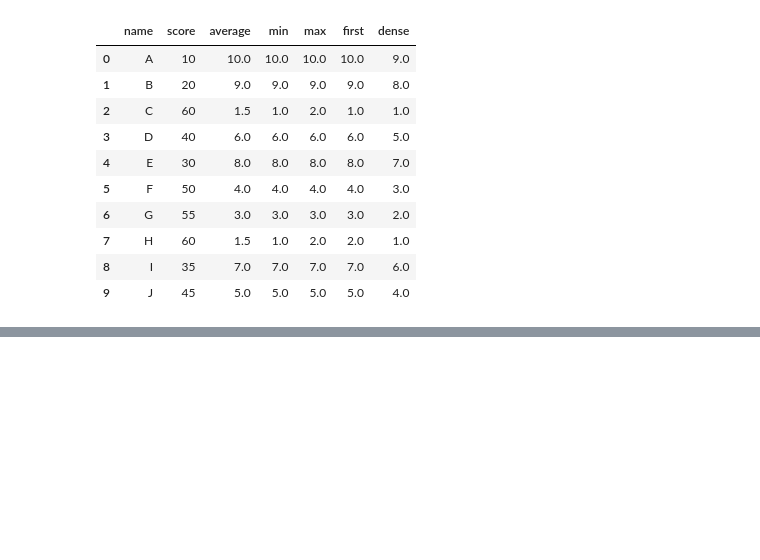
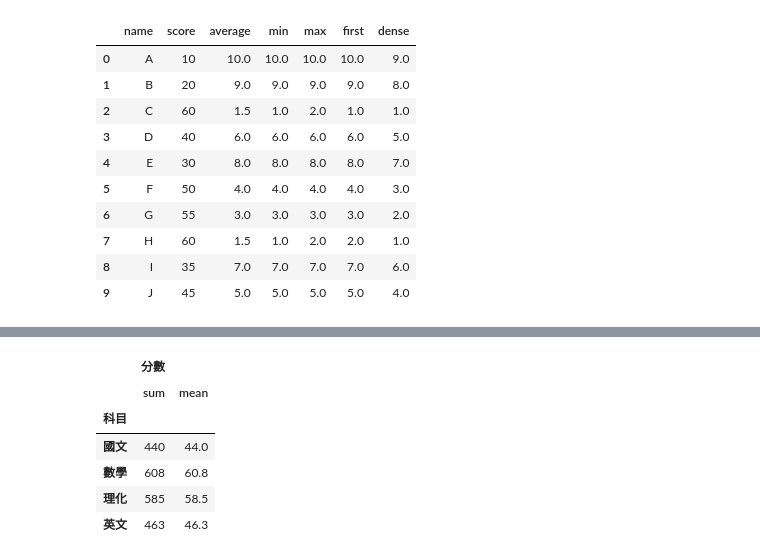
Before and after one commit to vcdemy/20230613, a Jupyter notebook: 20230808筆記.ipynb, the cells around one changed output, grey strips where cells are left out. Cells and saved outputs as stored; diff of their text form; code cells hidden in the pictures; blank space fills up the shorter version.

```diff
--- a/20230808筆記.ipynb
+++ b/20230808筆記.ipynb
@@ -601,0 +632,3 @@ df2
+# %%
+grps.agg(['sum', 'mean'])
+# %% [output]
@@ -601,0 +636,7 @@ df2
+|  | 分數 |  |
+|  | sum | mean |
+| 科目 |  |  |
+| 國文 | 440 | 44.0 |
+| 數學 | 608 | 60.8 |
+| 理化 | 585 | 58.5 |
+| 英文 | 463 | 46.3 |
```
Also changed, not shown: parts of 8 cells of this notebook.
